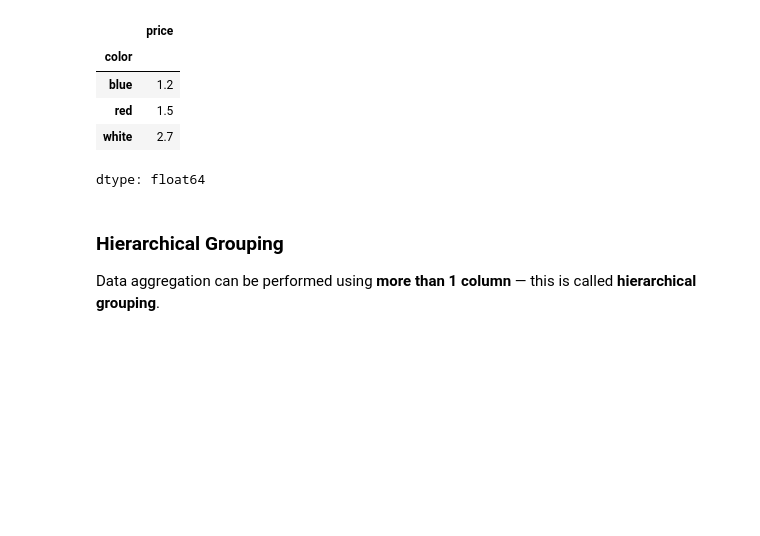
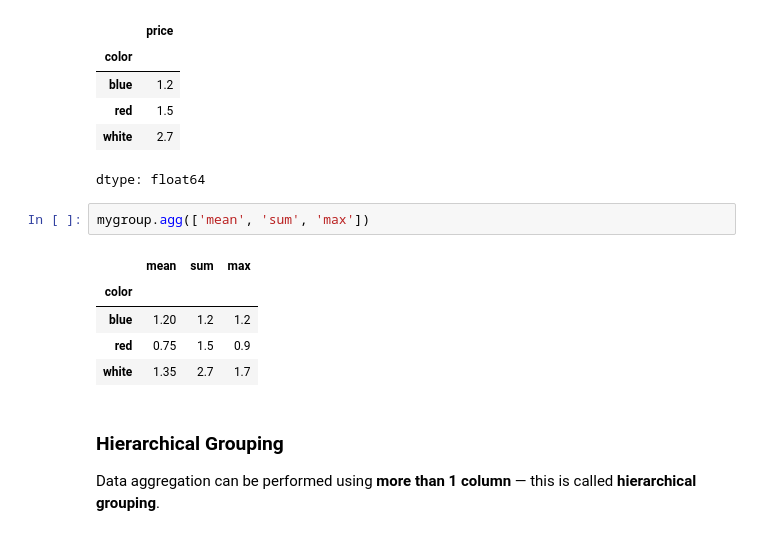
Before and after one commit to wasimnawaz1/programming_4_AI, a Jupyter notebook: Programming_for_AI,_Lectures_(Week_5-8)_Pandas.ipynb, the cells around one changed output. Cells and saved outputs as stored; diff of their text form; blank space fills up the shorter version.

```diff
--- a/Programming_for_AI,_Lectures_(Week_5-8)_Pandas.ipynb
+++ b/Programming_for_AI,_Lectures_(Week_5-8)_Pandas.ipynb
@@ -789,6 +789,14 @@ mygroup.sum()
 | red | 1.5 |
 | white | 2.7 |
 dtype: float64
+# %%
+mygroup.agg(['mean', 'sum', 'max'])
+# %% [output]
+|  | mean | sum | max |
+| color |  |  |  |
+| blue | 1.20 | 1.2 | 1.2 |
+| red | 0.75 | 1.5 | 0.9 |
+| white | 1.35 | 2.7 | 1.7 |
 # %% [markdown]
 ### Hierarchical Grouping
 
```
